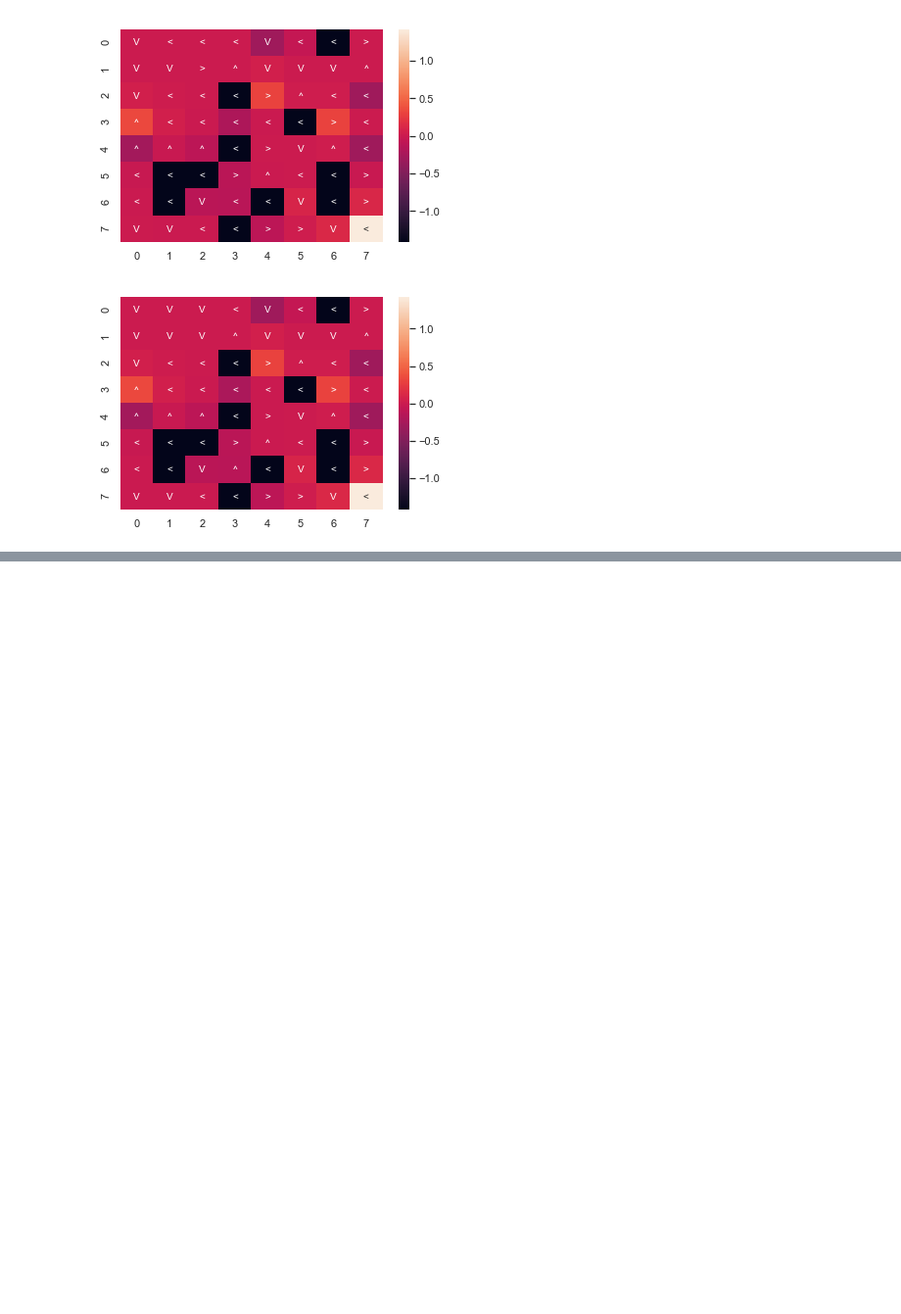
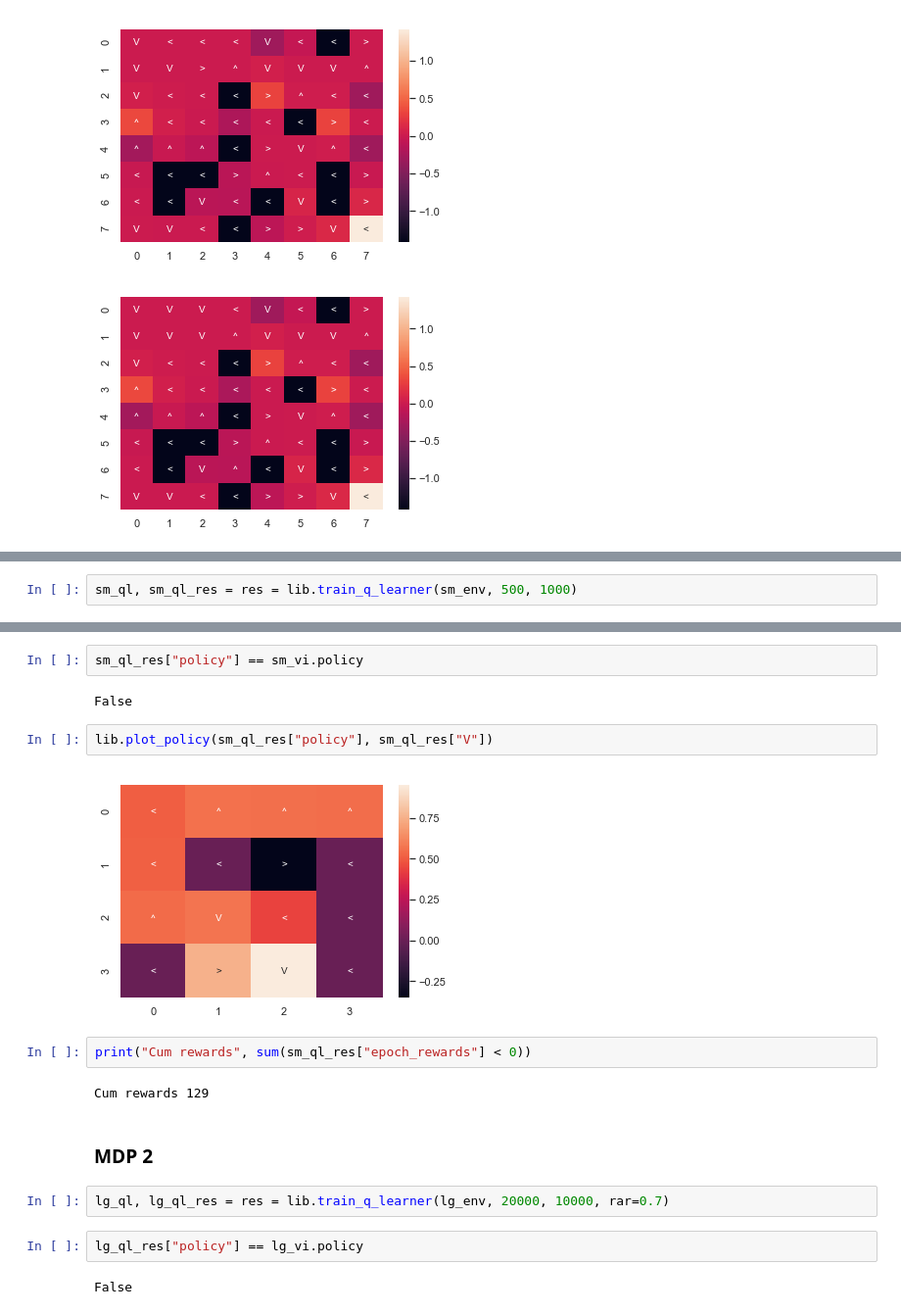
Before and after one commit to habbes/ml-mdp-rl-experiments-omscs, a Jupyter notebook: mdp.ipynb, the cells around one changed output, grey strips where cells are left out. Shown: that part at 98% size. Cells and saved outputs as stored; diff of their text form; blank space fills up the shorter version.

```diff
--- a/mdp.ipynb
+++ b/mdp.ipynb
@@ -215,0 +223,2 @@ compare_vi_pi(lg_T, lg_R, 0.3)
+# %%
+sm_ql, sm_ql_res = res = lib.train_q_learner(sm_env, 500, 1000)
@@ -215,0 +245,20 @@ compare_vi_pi(lg_T, lg_R, 0.3)
+# %%
+sm_ql_res["policy"] == sm_vi.policy
+# %% [output]
+False
+# %%
+lib.plot_policy(sm_ql_res["policy"], sm_ql_res["V"])
+# %% [output]
+[figure, added]
+# %%
+print("Cum rewards", sum(sm_ql_res["epoch_rewards"] < 0))
+# %% [output]
+Cum rewards 129
+# %% [markdown]
+### MDP 2
+# %%
+lg_ql, lg_ql_res = res = lib.train_q_learner(lg_env, 20000, 10000, rar=0.7)
+# %%
+lg_ql_res["policy"] == lg_vi.policy
+# %% [output]
+False
```
Also changed, not shown: parts of 8 cells of this notebook, 3 other files.
